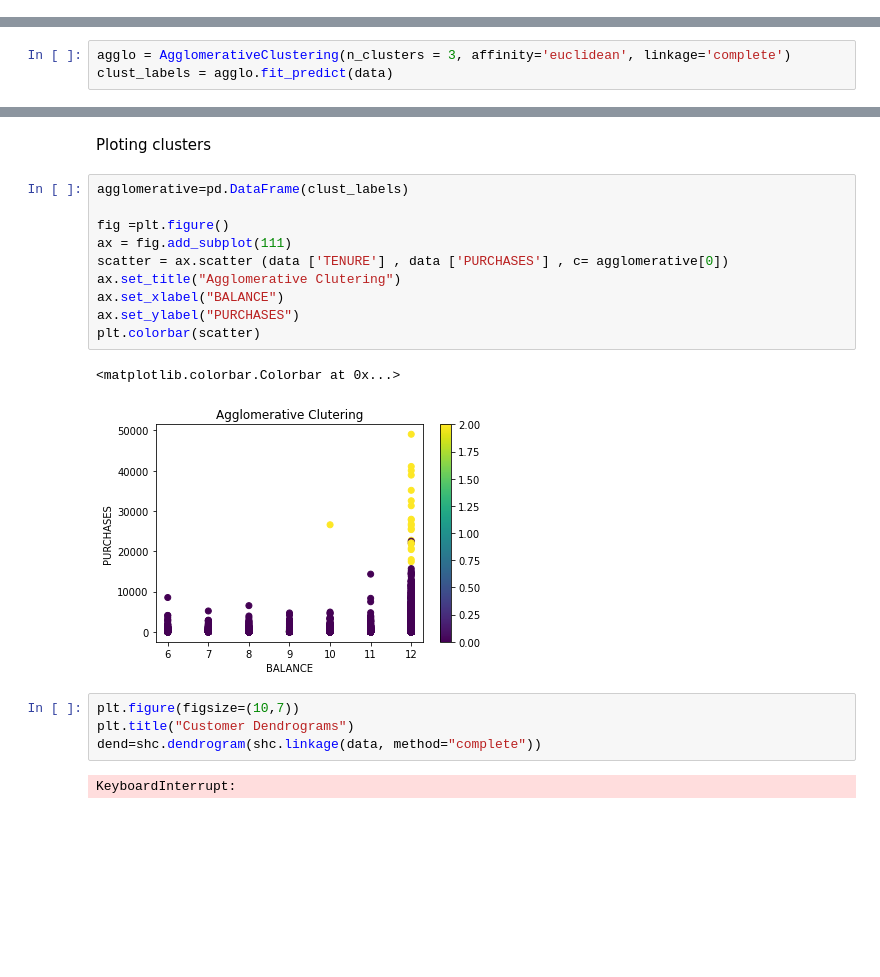
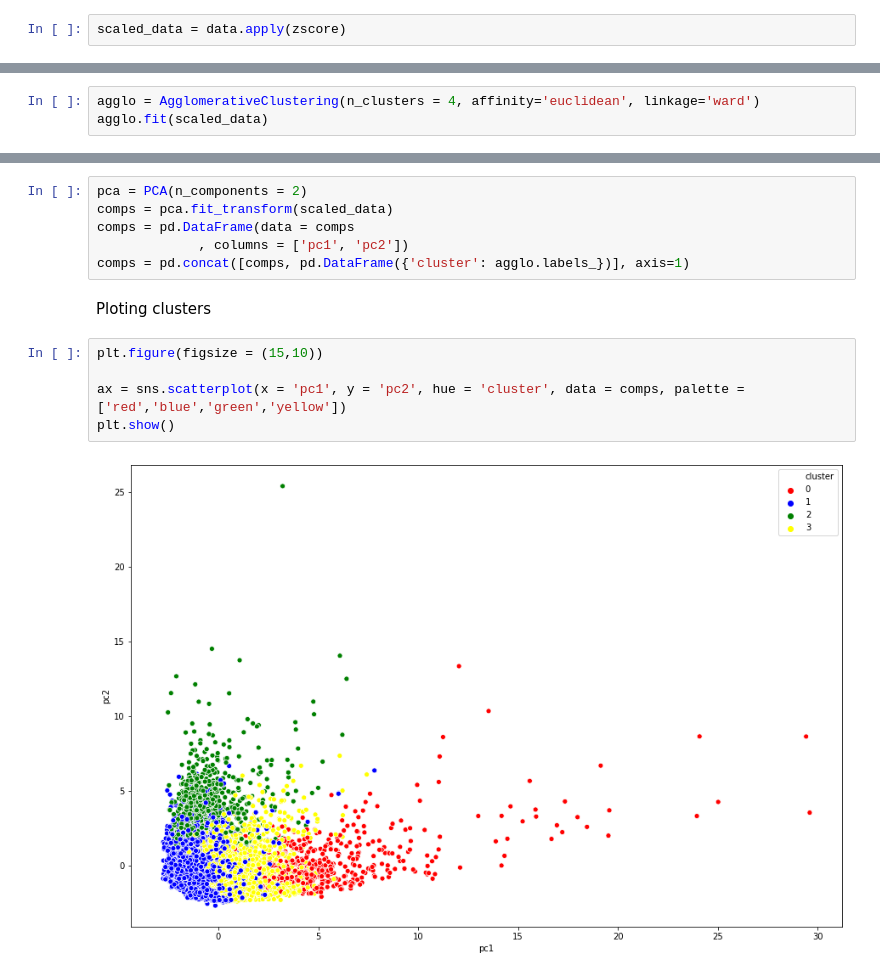
Before and after one commit to shenpaii/GMC-AI-COURSE, a Jupyter notebook: CHECKPOINT7.ipynb, the cells around one changed output, grey strips where cells are left out. Cells and saved outputs as stored; diff of their text form; blank space fills up the shorter version.

```diff
--- a/CHECKPOINT7.ipynb
+++ b/CHECKPOINT7.ipynb
@@ -70,5 +76,7 @@ data['MINIMUM_PAYMENTS'].fillna(data['MINIMUM_PAYMENTS'].mean(), inplace = True)
+# %%
+scaled_data = data.apply(zscore)
 # %% [markdown]
 Hierarchical clustering
 # %%
-agglo = AgglomerativeClustering(n_clusters = 3, affinity='euclidean', linkage='complete')
-clust_labels = agglo.fit_predict(data)
+agglo = AgglomerativeClustering(n_clusters = 4, affinity='euclidean', linkage='ward')
+agglo.fit(scaled_data)
@@ -75,21 +147,15 @@ clust_labels = agglo.fit_predict(data)
+# %%
+pca = PCA(n_components = 2)
+comps = pca.fit_transform(scaled_data)
+comps = pd.DataFrame(data = comps
+             , columns = ['pc1', 'pc2'])
+comps = pd.concat([comps, pd.DataFrame({'cluster': agglo.labels_})], axis=1)
 # %% [markdown]
 Ploting clusters
-# %%
-agglomerative=pd.DataFrame(clust_labels)
-
-fig =plt.figure()
-ax = fig.add_subplot(111)
-scatter = ax.scatter (data ['TENURE'] , data ['PURCHASES'] , c= agglomerative[0])
-ax.set_title("Agglomerative Clutering")
-ax.set_xlabel("BALANCE")
-ax.set_ylabel("PURCHASES")
-plt.colorbar(scatter)
-# %% [output]
-<matplotlib.colorbar.Colorbar at 0x...>
-[figure, removed]
-# %%
-plt.figure(figsize=(10,7))
-plt.title("Customer Dendrograms")
-dend=shc.dendrogram(shc.linkage(data, method="complete"))
-# %% [output]
-KeyboardInterrupt:
+# %%
+plt.figure(figsize = (15,10))
+
+ax = sns.scatterplot(x = 'pc1', y = 'pc2', hue = 'cluster', data = comps, palette = ['red','blue','green','yellow'])
+plt.show()
+# %% [output]
+[figure, added]
```
Also changed, not shown: parts of 17 cells of this notebook.
